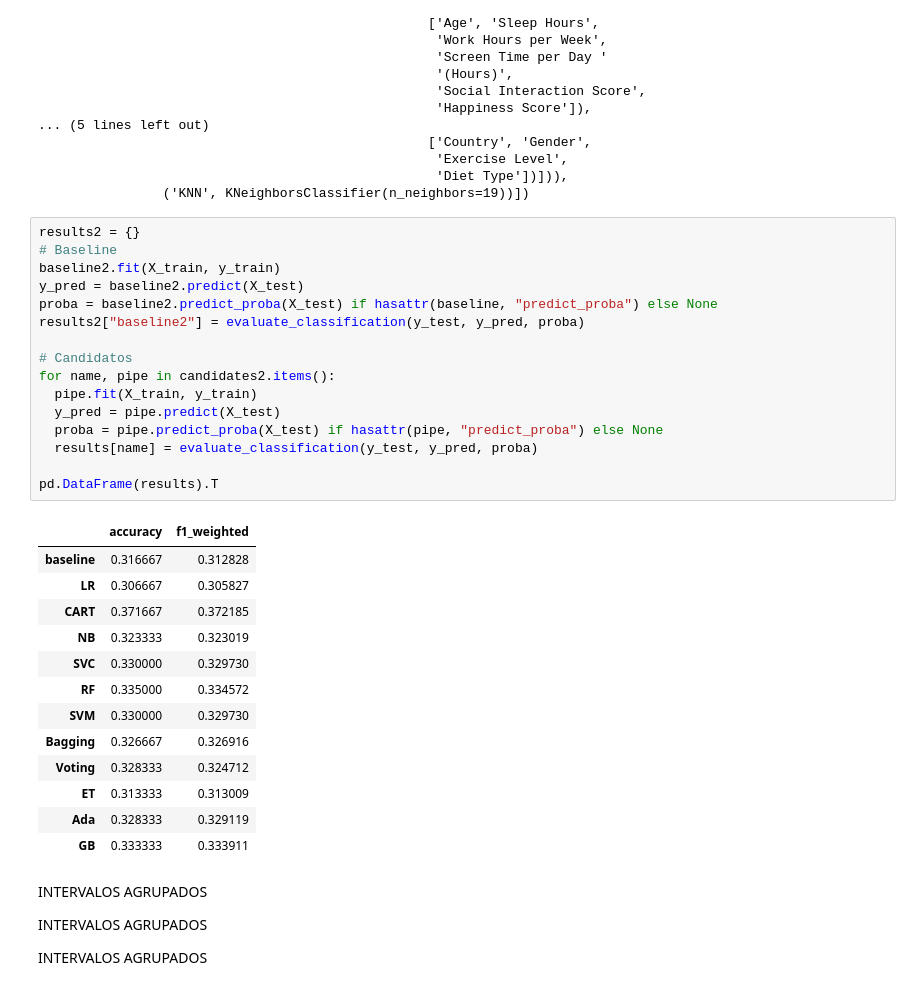
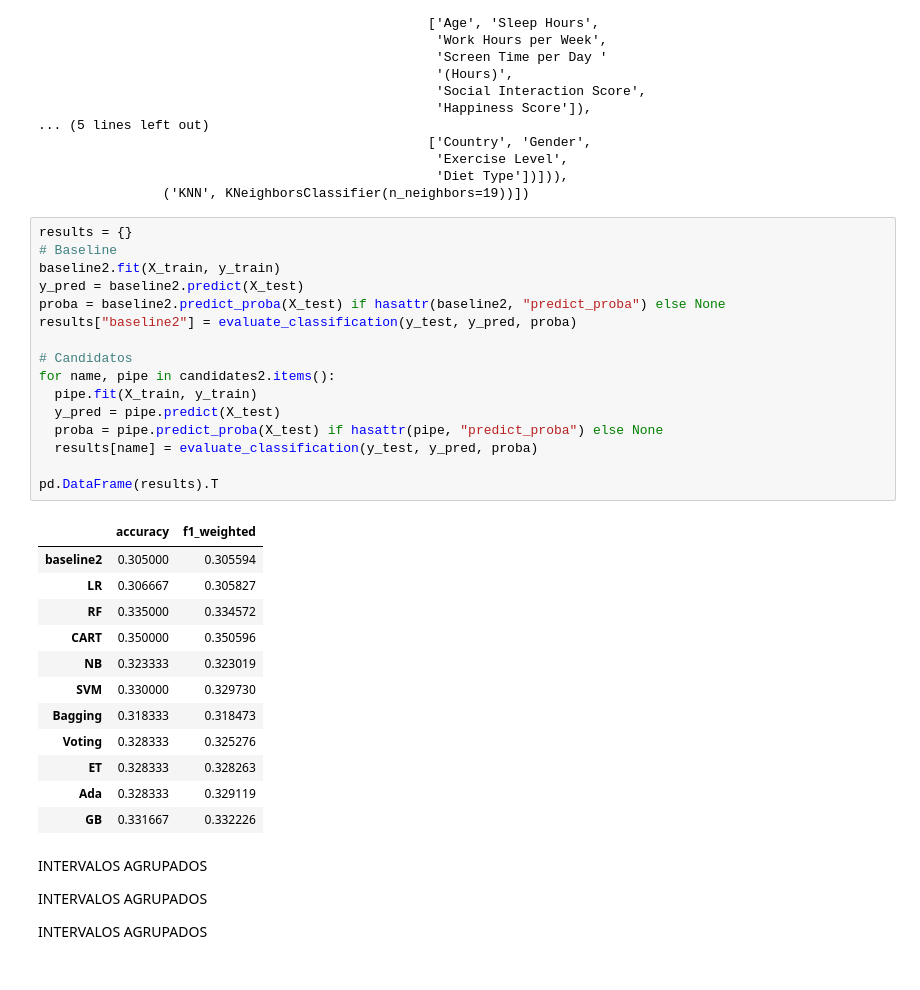
Before and after one commit to hugocfrias/MVP-Machine-Learning, a Jupyter notebook: MVP_Machine_Learning.ipynb, the cells around one changed output. Drawn from its saved outputs; the diff is of its cells as text.

```diff
--- a/MVP_Machine_Learning.ipynb
+++ b/MVP_Machine_Learning.ipynb
@@ -897,35 +897,34 @@ Pipeline(steps=[('pre',
                                                    'Diet Type'])])),
                 ('KNN', KNeighborsClassifier(n_neighbors=19))])
 # %%
-results2 = {}
+results = {}
 # Baseline
 baseline2.fit(X_train, y_train)
 y_pred = baseline2.predict(X_test)
-proba = baseline2.predict_proba(X_test) if hasattr(baseline, "predict_proba") else None
-results2["baseline2"] = evaluate_classification(y_test, y_pred, proba)
+proba = baseline2.predict_proba(X_test) if hasattr(baseline2, "predict_proba") else None
+results["baseline2"] = evaluate_classification(y_test, y_pred, proba)
 
 # Candidatos
 for name, pipe in candidates2.items():
   pipe.fit(X_train, y_train)
   y_pred = pipe.predict(X_test)
   proba = pipe.predict_proba(X_test) if hasattr(pipe, "predict_proba") else None
   results[name] = evaluate_classification(y_test, y_pred, proba)
 
 pd.DataFrame(results).T
 # %% [output]
 |  | accuracy | f1_weighted |
-| baseline | 0.316667 | 0.312828 |
+| baseline2 | 0.305000 | 0.305594 |
 | LR | 0.306667 | 0.305827 |
-| CART | 0.371667 | 0.372185 |
+| RF | 0.335000 | 0.334572 |
+| CART | 0.350000 | 0.350596 |
 | NB | 0.323333 | 0.323019 |
-| SVC | 0.330000 | 0.329730 |
-| RF | 0.335000 | 0.334572 |
 | SVM | 0.330000 | 0.329730 |
-| Bagging | 0.326667 | 0.326916 |
-| Voting | 0.328333 | 0.324712 |
-| ET | 0.313333 | 0.313009 |
+| Bagging | 0.318333 | 0.318473 |
+| Voting | 0.328333 | 0.325276 |
+| ET | 0.328333 | 0.328263 |
 | Ada | 0.328333 | 0.329119 |
-| GB | 0.333333 | 0.333911 |
+| GB | 0.331667 | 0.332226 |
 # %% [markdown]
 INTERVALOS AGRUPADOS
 
```
Also changed, not shown: parts of 3 cells of this notebook.
